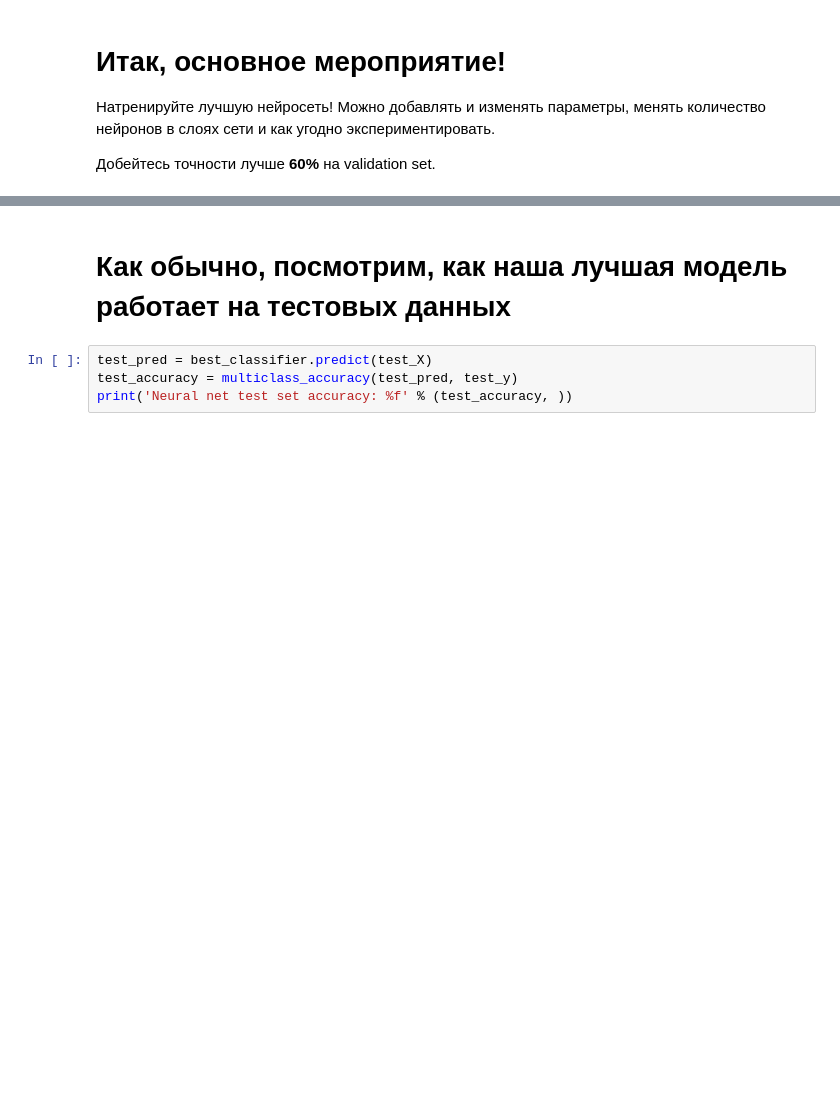
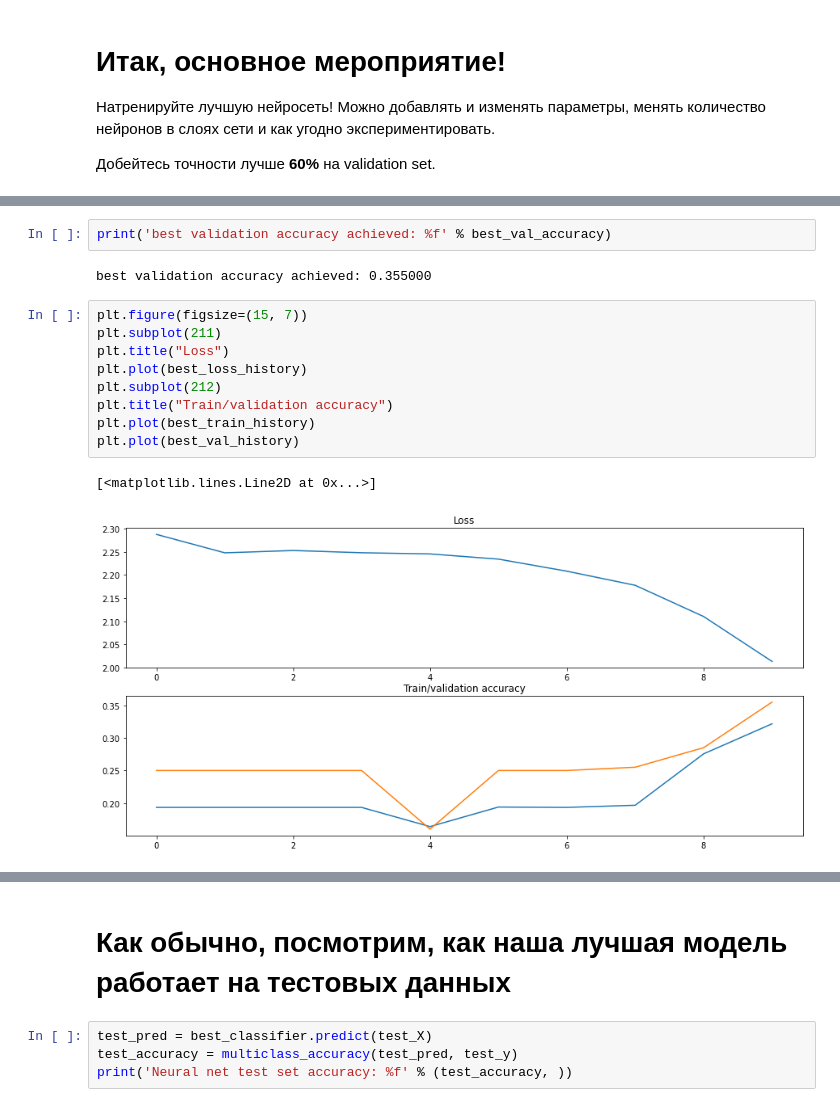
Before and after one commit to caisilus/dlcourse_ai, a Jupyter notebook: assignments/assignment2/Neural Network.ipynb, the cells around one changed output, grey strips where cells are left out. Drawn from its saved outputs; the diff is of its cells as text; blank space fills up the shorter version.

```diff
--- a/assignments/assignment2/Neural Network.ipynb
+++ b/assignments/assignment2/Neural Network.ipynb
@@ -392,0 +414,16 @@ best validation accuracy achieved: 0.133333
+# %%
+print('best validation accuracy achieved: %f' % best_val_accuracy)
+# %% [output]
+best validation accuracy achieved: 0.355000
+# %%
+plt.figure(figsize=(15, 7))
+plt.subplot(211)
+plt.title("Loss")
+plt.plot(best_loss_history)
+plt.subplot(212)
+plt.title("Train/validation accuracy")
+plt.plot(best_train_history)
+plt.plot(best_val_history)
+# %% [output]
+[<matplotlib.lines.Line2D at 0x...>]
+[figure, added]
```
Also changed, not shown: parts of 7 cells of this notebook, 1 other file.
